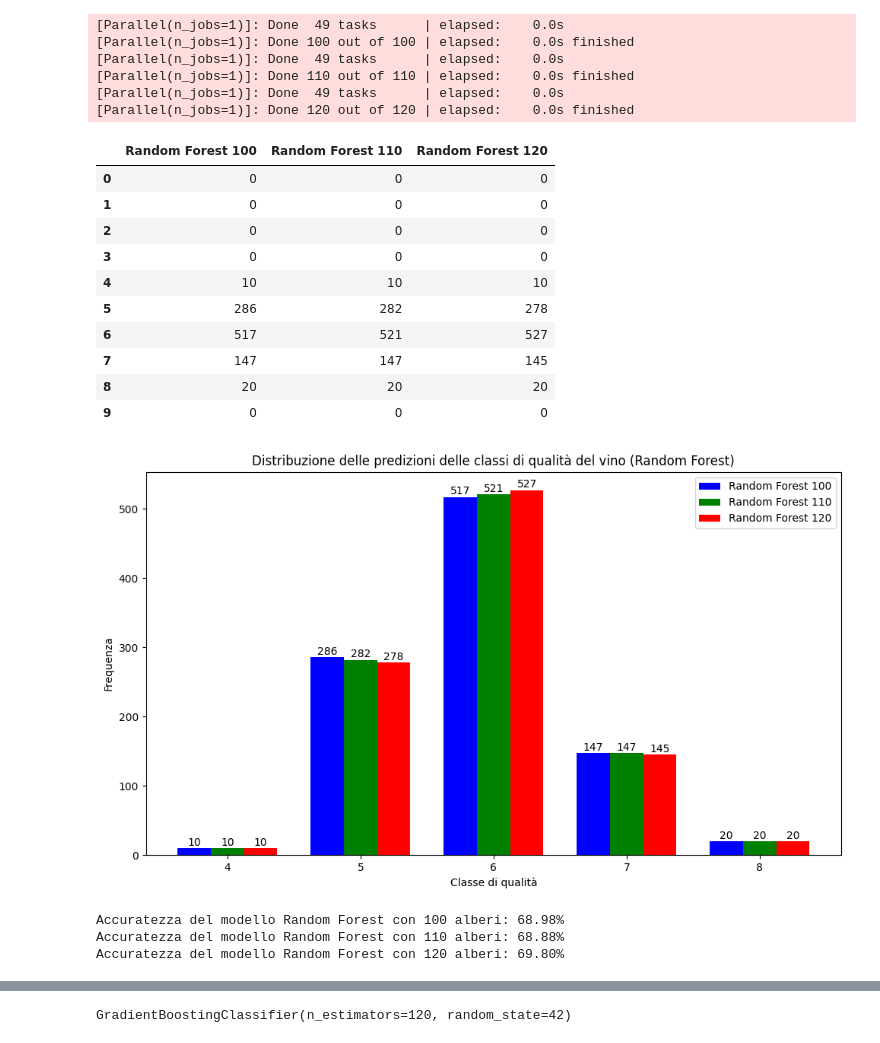
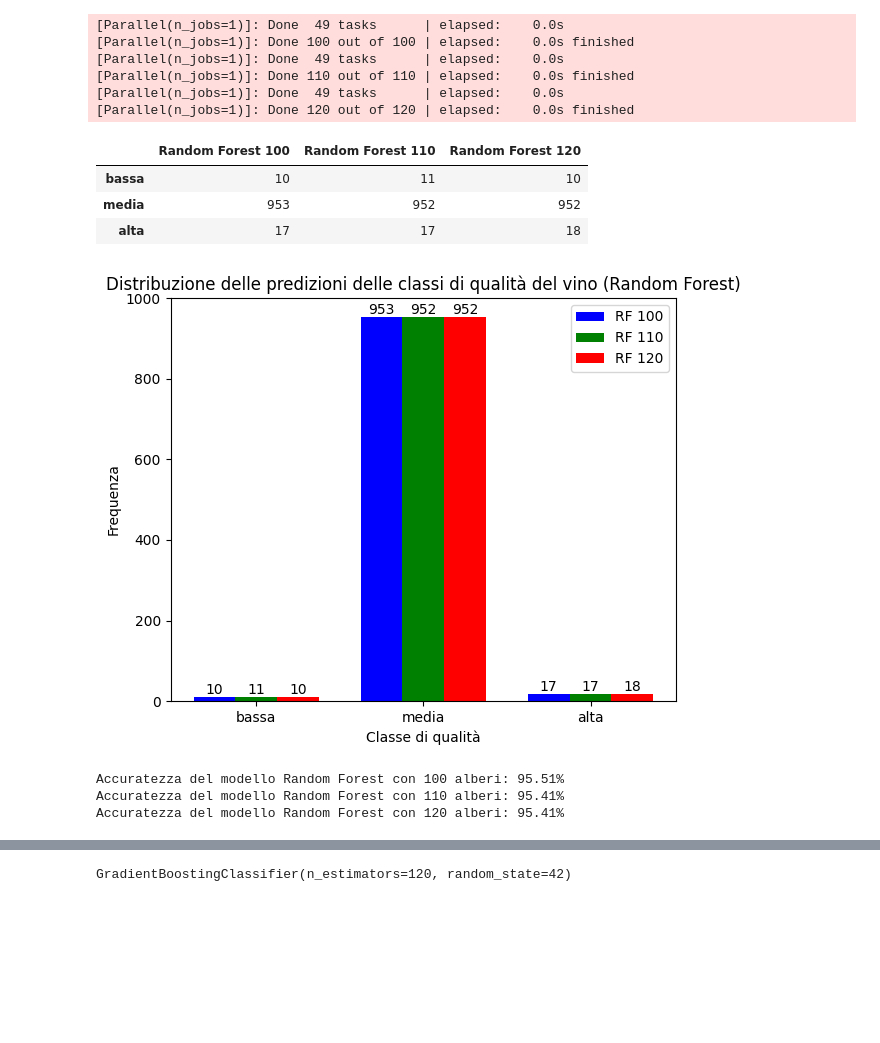
Before and after one commit to Matteo13579/Progetto-Tesi, a Jupyter notebook: progetto2.ipynb, the cells around one changed output, grey strips where cells are left out. Drawn from its saved outputs; the diff is of its cells as text; code cells hidden in the pictures; blank space fills up the shorter version.

```diff
--- a/progetto2.ipynb
+++ b/progetto2.ipynb
@@ -310,5 +304,6 @@ Dimensioni del dataset dopo la rimozione degli outliers: 4016 campioni, 11 featu
 Addestriamo ora due classificatori, il Random Forest Classifier e il Gradient Boosting Classifier. Prenderemo il dataset di partenza, addestreremo 3 modelli a random forest, dividendo in maniera diversa il dataset tra train e test, e un modello a gradient boosting
 # %%
 df_raw = df.copy()
-df.describe(include='all').round(2).T
+df_raw["quality"] = df_raw["quality"].apply(quality_label)
+df_raw.describe(include='all').round(2).T
 # %% [output]
@@ -386,16 +381,9 @@ rf_120_raw.fit(x_train_raw1, y_train_raw1)
 RandomForestClassifier(n_estimators=120, random_state=42, verbose=1)
 # %%
 predict_value_rf = {
-    "0": 0,
-    "1": 0,
-    "2": 0,
-    "3": 0,
-    "4": 0,
-    "5": 0,
-    "6": 0,
-    "7": 0,
-    "8": 0,
-    "9": 0,
+    "bassa": 0,
+    "media": 0,
+    "alta": 0
 }
 
 predict_value_rf
@@ -442,50 +421,43 @@ prediction_df = pd.DataFrame({
 prediction_df
 # %% [output]
 |  | Random Forest 100 | Random Forest 110 | Random Forest 120 |
-| 0 | 0 | 0 | 0 |
-| 1 | 0 | 0 | 0 |
-| 2 | 0 | 0 | 0 |
-| 3 | 0 | 0 | 0 |
-| 4 | 10 | 10 | 10 |
-| 5 | 286 | 282 | 278 |
-| 6 | 517 | 521 | 527 |
-| 7 | 147 | 147 | 145 |
-| 8 | 20 | 20 | 20 |
-| 9 | 0 | 0 | 0 |
+| bassa | 10 | 11 | 10 |
+| media | 953 | 952 | 952 |
+| alta | 17 | 17 | 18 |
 # %%
 keys = list(predict_value_rf_100.keys())
 vals_100 = np.array(list(predict_value_rf_100.values()))
 vals_110 = np.array(list(predict_value_rf_110.values()))
 vals_120 = np.array(list(predict_value_rf_120.values()))
 
 mask = ~((vals_100 == 0) & (vals_110 == 0) & (vals_120 == 0))
 filtered_keys = np.array(keys)[mask]
 filtered_vals_100 = vals_100[mask]
 filtered_vals_110 = vals_110[mask]
 filtered_vals_120 = vals_120[mask]
 filtered_index = range(len(filtered_keys))
 
-plt.figure(figsize=(10, 6))
+plt.figure(figsize=(6, 5))
 bar_width = 0.25
-plt.bar([i - bar_width for i in filtered_index], filtered_vals_100, width=bar_width, label='Random Forest 100', color='b')
+plt.bar([i - bar_width for i in filtered_index], filtered_vals_100, width=bar_width, label='RF 100', color='b')
 for i, v in enumerate(filtered_vals_100):
     plt.text(i - bar_width, v + 0.5, str(v), ha='center', va='bottom')
-plt.bar(filtered_index, filtered_vals_110, width=bar_width, label='Random Forest 110', color='g')
+plt.bar(filtered_index, filtered_vals_110, width=bar_width, label='RF 110', color='g')
 for i, v in enumerate(filtered_vals_110):
     plt.text(i, v + 0.5, str(v), ha='center', va='bottom')
-plt.bar([i + bar_width for i in filtered_index], filtered_vals_120, width=bar_width, label='Random Forest 120', color='r')
+plt.bar([i + bar_width for i in filtered_index], filtered_vals_120, width=bar_width, label='RF 120', color='r')
 for i, v in enumerate(filtered_vals_120):
     plt.text(i + bar_width, v + 0.5, str(v), ha='center', va='bottom')
 plt.xlabel('Classe di qualità')
 plt.ylabel('Frequenza')
 plt.title('Distribuzione delle predizioni delle classi di qualità del vino (Random Forest)')
 plt.xticks(filtered_index, filtered_keys)
 plt.legend()
 plt.tight_layout()
 plt.savefig(os.path.join(os.getcwd(), "immagini_progetto", "rf_quality_class_distribution_20.png"))
 plt.show()
 # %% [output]
-[figure, old version]
+[figure, new version]
 # %%
 accuracy_100_20_rf = accuracy_score(y_test_raw1, y_pred_100_20_raw_rf)
 accuracy_110_20_rf = accuracy_score(y_test_raw1, y_pred_110_20_raw_rf)
@@ -494,9 +466,9 @@ print(f"Accuratezza del modello Random Forest con 100 alberi: {accuracy_100_20_r
 print(f"Accuratezza del modello Random Forest con 110 alberi: {accuracy_110_20_rf * 100 :.2f}%")
 print(f"Accuratezza del modello Random Forest con 120 alberi: {accuracy_120_20_rf * 100 :.2f}%")
 # %% [output]
-Accuratezza del modello Random Forest con 100 alberi: 68.98%
-Accuratezza del modello Random Forest con 110 alberi: 68.88%
-Accuratezza del modello Random Forest con 120 alberi: 69.80%
+Accuratezza del modello Random Forest con 100 alberi: 95.51%
+Accuratezza del modello Random Forest con 110 alberi: 95.41%
+Accuratezza del modello Random Forest con 120 alberi: 95.41%
 # %%
 rf_100_raw.fit(x_train_raw2, y_train_raw2)
 rf_110_raw.fit(x_train_raw2, y_train_raw2)
```
Also changed, not shown: parts of 55 cells of this notebook.
